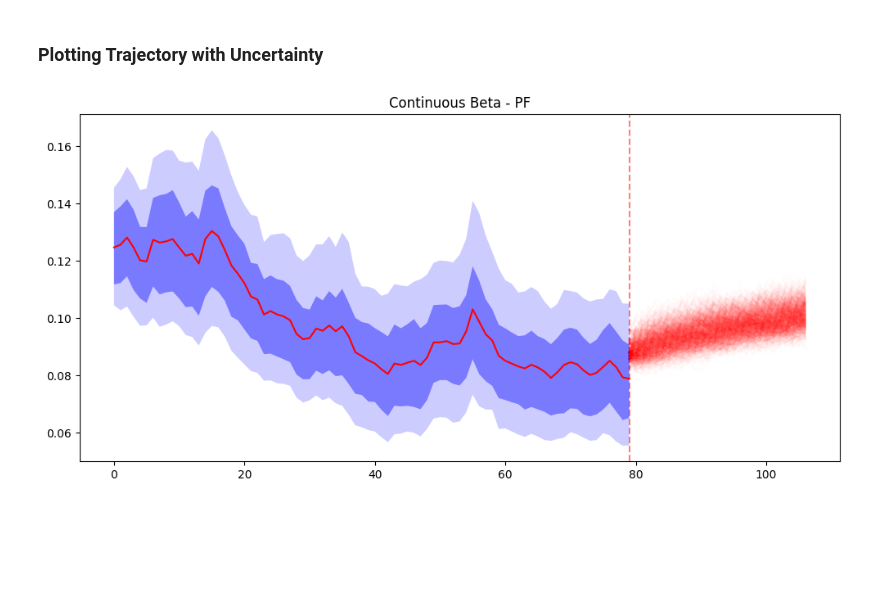
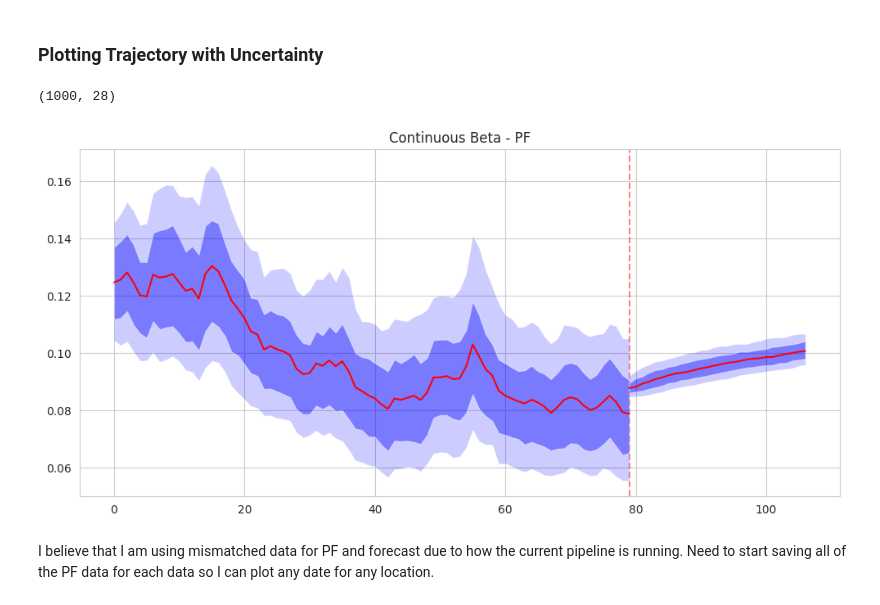
Before and after one commit to atiumcache/flu-forecast-accuracy, a Jupyter notebook: plot_beta_estimate_and_trend_20240702.ipynb, the cells around one changed output. Drawn from its saved outputs; the diff is of its cells as text; code cells hidden in the pictures; blank space fills up the shorter version.

```diff
--- a/plot_beta_estimate_and_trend_20240702.ipynb
+++ b/plot_beta_estimate_and_trend_20240702.ipynb
@@ -148,25 +148,67 @@ import numpy as np
 trend_file = ('./pf_1000_data/datasets/beta_forecast_output/01/2024-04-06'
               '/out_logit-beta_trj_bootp.csv')
 trend_trajectory = pd.read_csv(trend_file)
+print(trend_trajectory.shape)
+# %% [output]
+(1000, 28)
+# %%
+# Define quantile marks
+QUANTILE_MARKS = 1.00 * np.array(
+    [
+        0.010,
+        0.025,
+        0.050,
+        0.100,
+        0.150,
+        0.200,
+        0.250,
+        0.300,
+        0.350,
+        0.400,
+        0.450,
+        0.500,
+        0.550,
+        0.600,
+        0.650,
+        0.700,
+        0.750,
+        0.800,
+        0.850,
+        0.900,
+        0.950,
+        0.975,
+        0.990,
+    ]
+)
+
+# Calculate quantiles for each day
+beta_forecast_quantiles = np.quantile(trend_trajectory, QUANTILE_MARKS, axis=0)
+beta_forecast_quantiles = beta_forecast_quantiles.T
 # %%
 plt.figure(figsize=(10,5))
 plt.title("Continuous Beta - PF")
 t=80
 
 plt.fill_between(np.arange(0,t), beta_quantiles[:,3], beta_quantiles[0:t,
                                                       22-3], facecolor='blue', zorder=10, alpha = 0.2)
 plt.fill_between(np.arange(0,t), beta_quantiles[:,6], beta_quantiles[0:t,
                                                       22-6], facecolor='blue', zorder=11, alpha = 0.4)
 
 plt.axvline(x = t - 1, color = 'red', linestyle = '--', alpha = 0.5,label =
 "forecast point")
-for index, row in trend_trajectory.iterrows():
-    single_trajectory = row.to_numpy()
-    plt.plot(range(t-1, t+27), single_trajectory, color="red", alpha=0.01)
+
+plt.fill_between(np.arange(t-1, t+27), beta_forecast_quantiles[:, 3], beta_forecast_quantiles[0:t, 22-3], facecolor='blue', zorder=10, alpha=0.2)
+plt.fill_between(np.arange(t-1, t+27), beta_forecast_quantiles[:, 6], beta_forecast_quantiles[0:t, 22-6], facecolor='blue', zorder=11, alpha=0.4)
 
 plt.plot(pf_beta[0:t],color="red",zorder=12)
+
+# Plot median forecast in red
+plt.plot(np.arange(t-1, t+27), beta_forecast_quantiles[:,11], color="red", zorder=100)
+
 plt.tight_layout()
 plt.savefig('Beta.png')
 plt.show()
 # %% [output]
-[figure, old version]
+[figure, new version]
+# %% [markdown]
+I believe that I am using mismatched data for PF and forecast due to how the current pipeline is running. Need to start saving all of the PF data for each data so I can plot any date for any location.
```
Also changed, not shown: parts of 2 cells of this notebook, 7 other files.
